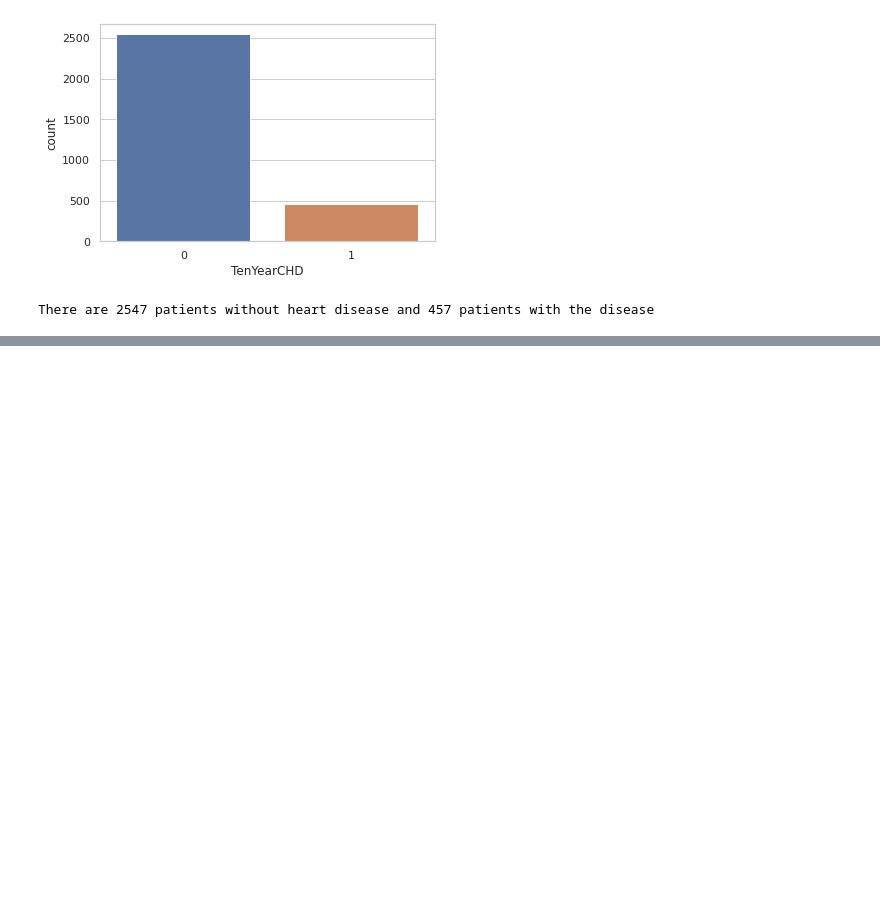
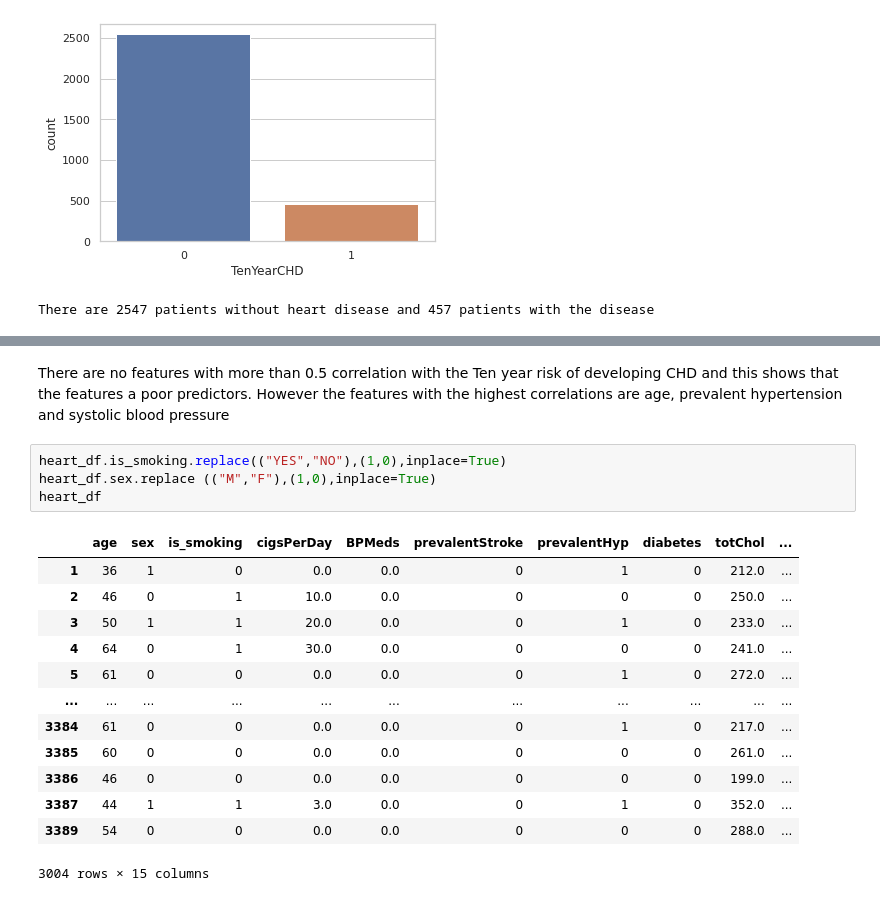
Before and after one commit to prav87654/Classification-Cardiovascular-risk-prediction, a Jupyter notebook: Classification_model_Praveen_S.ipynb, the cells around one changed output, grey strips where cells are left out. Cells and saved outputs as stored; diff of their text form; blank space fills up the shorter version.

```diff
--- a/Classification_model_Praveen_S.ipynb
+++ b/Classification_model_Praveen_S.ipynb
@@ -188,0 +204,20 @@ There are 2547 patients without heart disease and 457 patients with the disease
+# %% [markdown]
+There are no features with more than 0.5 correlation with the Ten year risk of developing CHD and this shows that the features a poor predictors. However the features with the highest correlations are age, prevalent hypertension and systolic blood pressure
+# %%
+heart_df.is_smoking.replace(("YES","NO"),(1,0),inplace=True)
+heart_df.sex.replace (("M","F"),(1,0),inplace=True)
+heart_df
+# %% [output]
+|  | age | sex | is_smoking | cigsPerDay | BPMeds | prevalentStroke | prevalentHyp | diabetes | totChol | ... |
+| 1 | 36 | 1 | 0 | 0.0 | 0.0 | 0 | 1 | 0 | 212.0 | ... |
+| 2 | 46 | 0 | 1 | 10.0 | 0.0 | 0 | 0 | 0 | 250.0 | ... |
+| 3 | 50 | 1 | 1 | 20.0 | 0.0 | 0 | 1 | 0 | 233.0 | ... |
+| 4 | 64 | 0 | 1 | 30.0 | 0.0 | 0 | 0 | 0 | 241.0 | ... |
+| 5 | 61 | 0 | 0 | 0.0 | 0.0 | 0 | 1 | 0 | 272.0 | ... |
+| ... | ... | ... | ... | ... | ... | ... | ... | ... | ... | ... |
+| 3384 | 61 | 0 | 0 | 0.0 | 0.0 | 0 | 1 | 0 | 217.0 | ... |
+| 3385 | 60 | 0 | 0 | 0.0 | 0.0 | 0 | 0 | 0 | 261.0 | ... |
+| 3386 | 46 | 0 | 0 | 0.0 | 0.0 | 0 | 0 | 0 | 199.0 | ... |
+| 3387 | 44 | 1 | 1 | 3.0 | 0.0 | 0 | 1 | 0 | 352.0 | ... |
+| 3389 | 54 | 0 | 0 | 0.0 | 0.0 | 0 | 0 | 0 | 288.0 | ... |
+3004 rows × 15 columns
```
Also changed, not shown: parts of 8 cells of this notebook.
